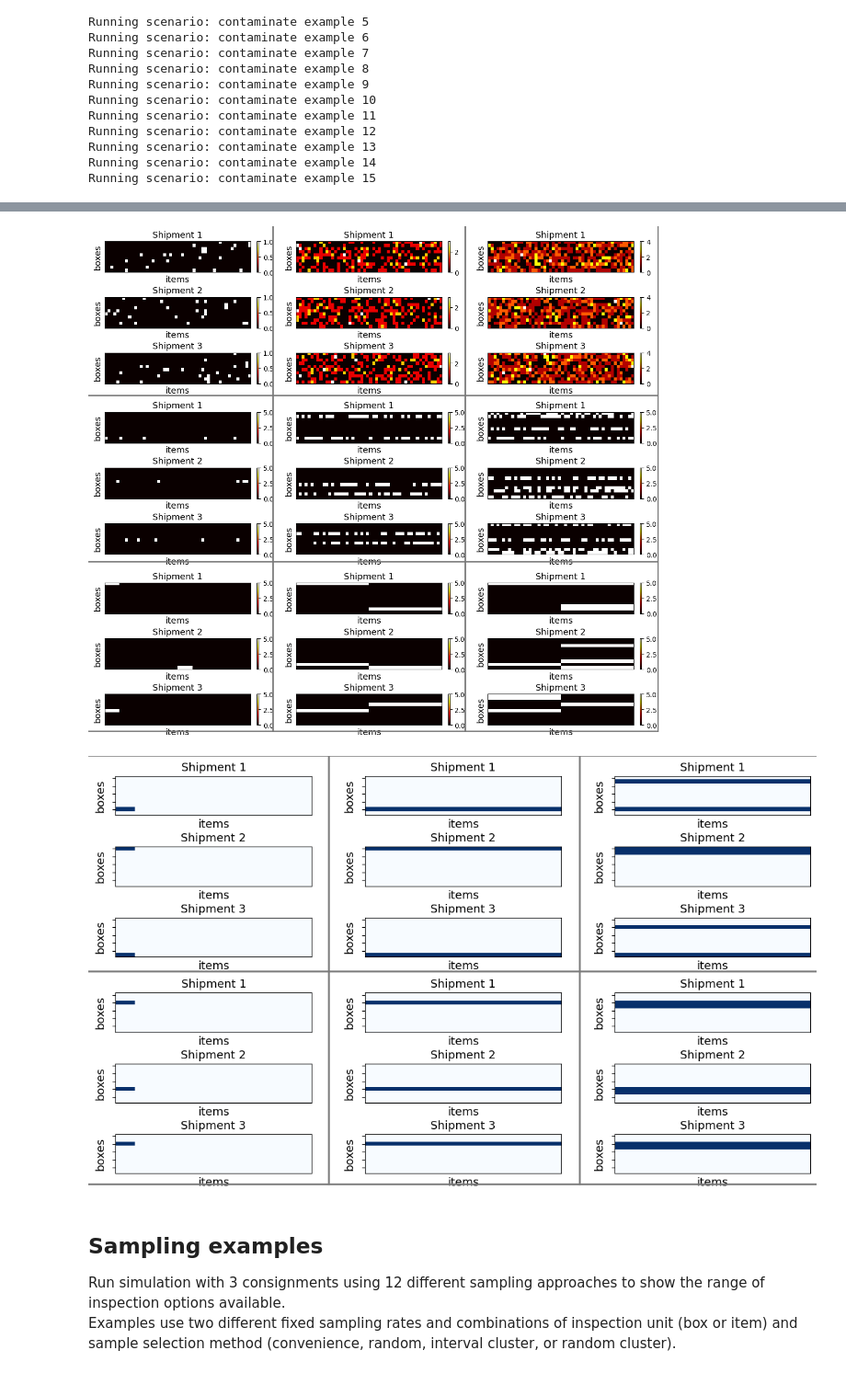
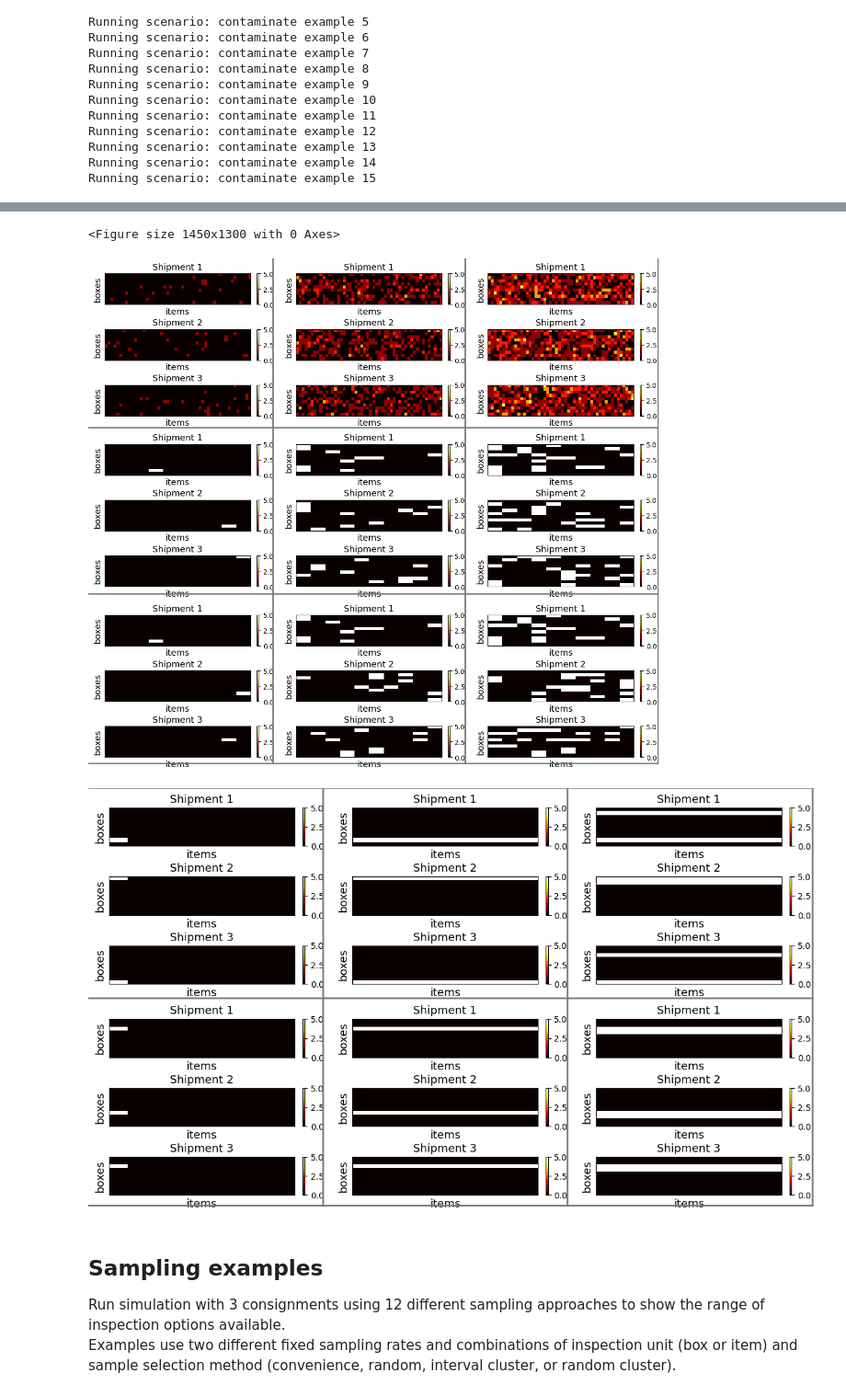
Before and after one commit to jkagor13-usda/popsborder, a Jupyter notebook: popsborder-main/hierarchal sampling/hierarchal_test.ipynb, the cells around one changed output, grey strips where cells are left out. Shown at 92% size. Drawn from its saved outputs; the diff is of its cells as text; code cells hidden in the pictures.

```diff
--- a/popsborder-main/hierarchal sampling/hierarchal_test.ipynb
+++ b/popsborder-main/hierarchal sampling/hierarchal_test.ipynb
@@ -90,25 +108,33 @@ scenarios = contaminate_examples_df["consignment name"]
 fig = plt.figure(figsize=(14.5, 13), constrained_layout=False)
 outer_grid = fig.add_gridspec(3, 3)
 
+num_col = 3
+num_row = 3
+
+# Define fixed scale limits
+vmin = 0
+vmax = np.max(np.stack(contaminate_examples_items_unstacked))
+
+fig = plt.figure(figsize=(14.5, 13), constrained_layout=False)
+outer_grid = fig.add_gridspec(num_row, num_col)
+
 scenario_index = 0
-for a in range(3):
-    for b in range(3):
+for a in range(num_row):
+    for b in range(num_col):
         inner_grid = outer_grid[a, b].subgridspec(3, 1, hspace=0.8)
         axs = inner_grid.subplots()
 
         contaminate_examples_items = np.stack(contaminate_examples_items_unstacked[scenario_index])
-        # print(contaminate_examples_items)
         items_by_consignment = np.vsplit(contaminate_examples_items, num_consignments_1)
 
         for i, consignment in enumerate(items_by_consignment):
-            im = axs[i].imshow(consignment, cmap='hot', aspect='auto')  # Heatmap using 'hot' colormap
+            im = axs[i].imshow(consignment, cmap='hot', aspect='auto', vmin=vmin, vmax=vmax)
             axs[i].set_yticks([])
             axs[i].set_xticks([])
             axs[i].set_ylabel('boxes', fontsize=13)
             axs[i].set_xlabel('items', fontsize=13)
             axs[i].set_title(f"Shipment {i + 1}", fontsize=13)
 
-            # Add colorbar for each subplot to show scale
             plt.colorbar(im, ax=axs[i], fraction=0.046, pad=0.04)
 
         scenario_index += 1
@@ -135,57 +161,68 @@ axs[i].plot([0.09, 0.09], [0.1, 0.905], color='#7A7A7A', lw=2,
 plt.show()
 fig.savefig(plotsdir / "contam_examples_items_heatmap.jpg", dpi=800)
 # %% [output]
+<Figure size 1450x1300 with 0 Axes>
-[figure, old version]
+[figure, new version]
 # %%
 # Plot items for each box contamination unit scenarios
 scenarios = contaminate_examples_df["consignment name"]
 
 fig = plt.figure(figsize=(14.5, 8.2), constrained_layout=False)
-outer_grid = fig.add_gridspec(2, 3)
+
+num_col = 3
+num_row = 2
+outer_grid = fig.add_gridspec(num_row, num_col)
+
+# Define fixed scale limits
+vmin = 0
+vmax = np.max(np.stack(contaminate_examples_items_unstacked))
+
 
 # Starting with the first box contamination unit scenario
 scenario_index = 9
-for a in range(2):
-    for b in range(3):
-        # gridspec inside gridspec
+for a in range(num_row):
+    for b in range(num_col):
         inner_grid = outer_grid[a, b].subgridspec(3, 1, hspace=0.8)
-        axs = inner_grid.subplots()  # Create all subplots for the inner grid.
+        axs = inner_grid.subplots()
+
         contaminate_examples_items = np.stack(contaminate_examples_items_unstacked[scenario_index])
         items_by_consignment = np.vsplit(contaminate_examples_items, num_consignments_1)
-        for i in range(len(items_by_consignment)):
-            axs[i].matshow(items_by_consignment[i], cmap='Blues')
-            axs[i].set_yticklabels([])
-            axs[i].tick_params(labeltop=False, top=False, bottom=False)
-            #if i == 1:
+
+        for i, consignment in enumerate(items_by_consignment):
+            im = axs[i].imshow(consignment, cmap='hot', aspect='auto', vmin=vmin, vmax=vmax)
+            axs[i].set_yticks([])
+            axs[i].set_xticks([])
             axs[i].set_ylabel('boxes', fontsize=13)
-            #if i == 2:
             axs[i].set_xlabel('items', fontsize=13)
-            #if i == 0:
-            axs[i].set_title("Shipment " + str(i + 1), fontsize=13)
+            axs[i].set_title(f"Shipment {i + 1}", fontsize=13)
+
+            # Add colorbar for each subplot to show scale
+            plt.colorbar(im, ax=axs[i], fraction=0.046, pad=0.04)
+
         scenario_index += 1
 
 
 from pylab import *
 axs[i].plot([0.365, 0.365], [0.09, 0.92], color='#7A7A7A', lw=2,
          transform=gcf().transFigure, clip_on=False)
 axs[i].plot([0.64, 0.64], [0.09, 0.92], color='#7A7A7A', lw=2,
          transform=gcf().transFigure, clip_on=False)
 axs[i].plot([0.09, 0.915], [.502, .502], color='#7A7A7A', lw=2,
          transform=gcf().transFigure, clip_on=False)
 axs[i].plot([0.09, 0.915], [0.92, 0.92], color='#7A7A7A', lw=2,
          transform=gcf().transFigure, clip_on=False)
 axs[i].plot([0.09, 0.915], [0.09, 0.09], color='#7A7A7A', lw=2,
          transform=gcf().transFigure, clip_on=False)
 axs[i].plot([0.915, 0.915], [0.09, 0.92], color='#7A7A7A', lw=2,
          transform=gcf().transFigure, clip_on=False)
 axs[i].plot([0.09, 0.09], [0.09, 0.92], color='#7A7A7A', lw=2,
          transform=gcf().transFigure, clip_on=False)
 
 plt.show()
 
 fig.savefig(plotsdir / "contam_examples_boxes.jpg", dpi=800)
 # %% [output]
-[figure, old version]
+[figure, new version]
 # %% [markdown]
 ## Sampling examples
 Run simulation with 3 consignments using 12 different sampling approaches to show the range of inspection options available.\
```
Also changed, not shown: parts of 2 cells of this notebook, 1 other file.
